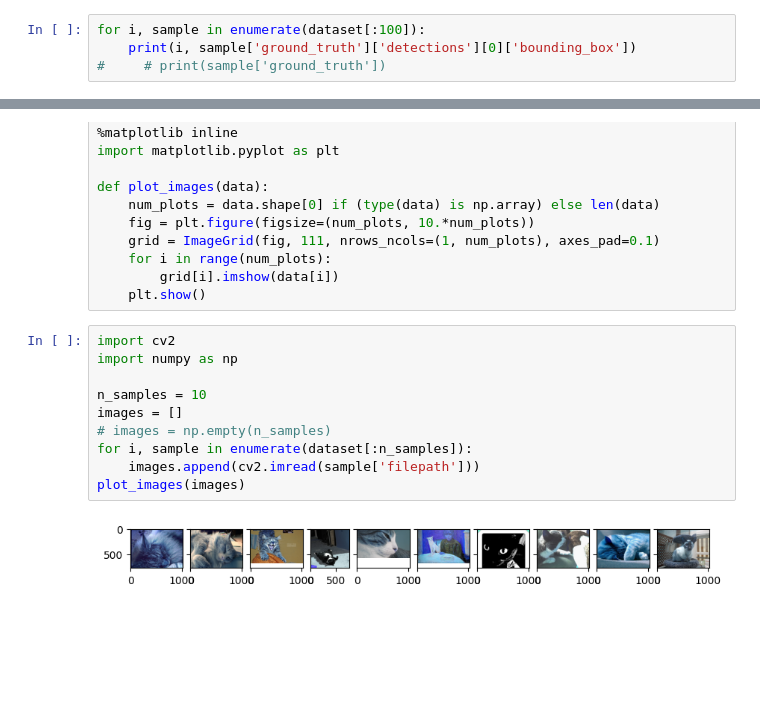
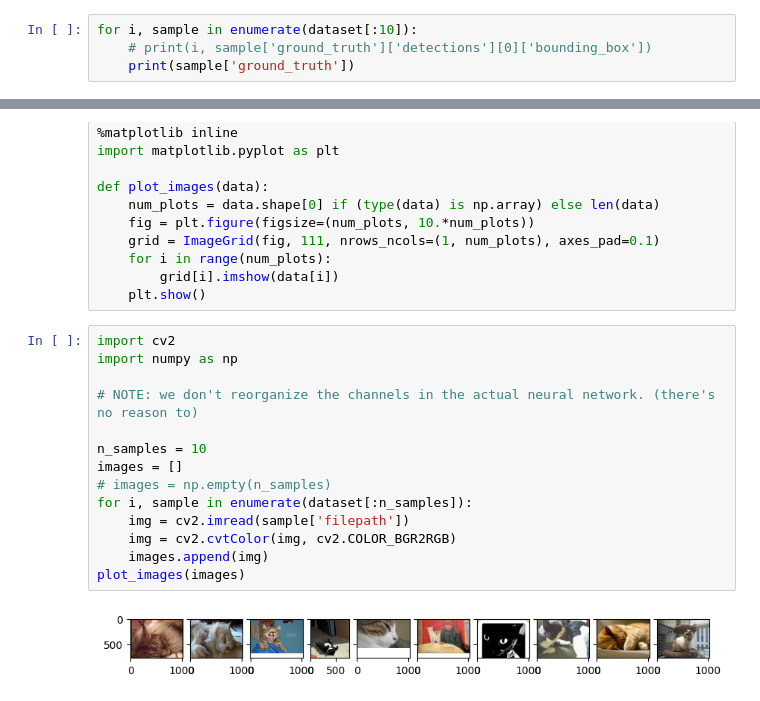
Before and after one commit to MrAwesomeJr/comp-451-cat-bounding-box, a Jupyter notebook: data_access_test.ipynb, the cells around one changed output, grey strips where cells are left out. Saved outputs shown, nothing was run; the diff lists cells and outputs as text; blank space fills up the shorter version.

Commit message:
more dataset operations

```diff
--- a/data_access_test.ipynb
+++ b/data_access_test.ipynb
@@ -22,5 +16,5 @@ Dataset 'open-images-v7-train' created
 # %%
-for i, sample in enumerate(dataset[:100]):
-    print(i, sample['ground_truth']['detections'][0]['bounding_box'])
-#     # print(sample['ground_truth'])
+for i, sample in enumerate(dataset[:10]):
+    # print(i, sample['ground_truth']['detections'][0]['bounding_box'])
+    print(sample['ground_truth'])
 # %% [output]
@@ -58,12 +52,16 @@ def plot_images(data):
 # %%
 import cv2
 import numpy as np
+
+# NOTE: we don't reorganize the channels in the actual neural network. (there's no reason to)
 
 n_samples = 10
 images = []
 # images = np.empty(n_samples)
 for i, sample in enumerate(dataset[:n_samples]):
-    images.append(cv2.imread(sample['filepath']))
+    img = cv2.imread(sample['filepath'])
+    img = cv2.cvtColor(img, cv2.COLOR_BGR2RGB)
+    images.append(img)
 plot_images(images)
 # %% [output]
-[figure, old version]
+[figure, new version]
```
Also changed, not shown: parts of 3 cells of this notebook, 1 other file.
